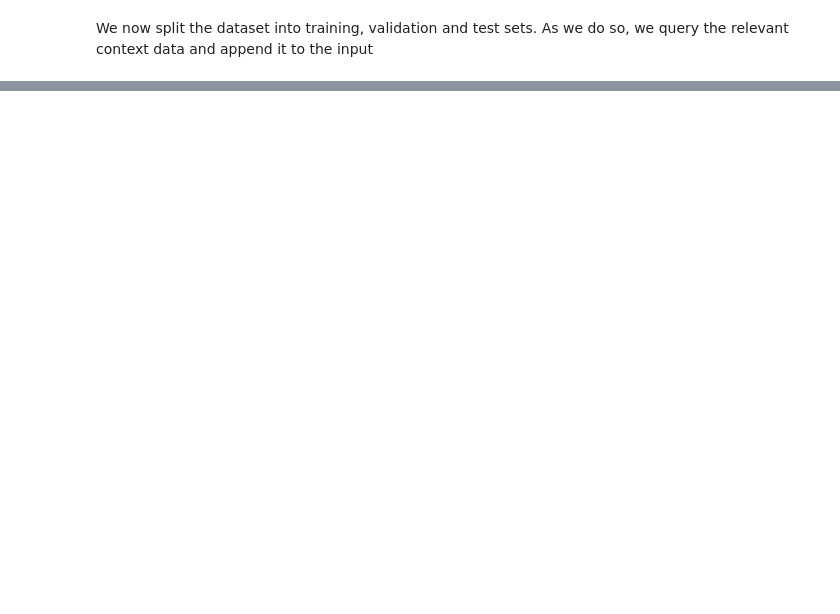
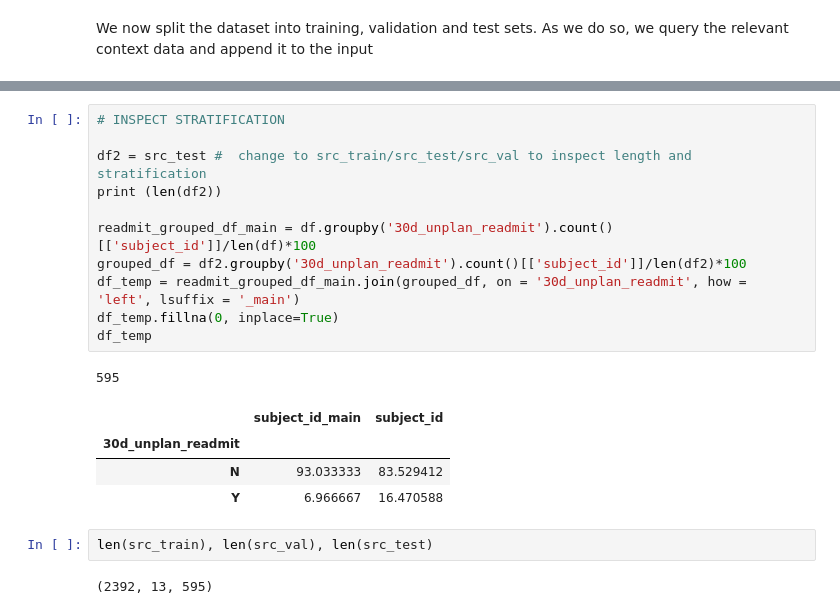
Before and after one commit to amin-nejad/mimic-text-generation, a Jupyter notebook: 03_preprocess_discharge_summaries.ipynb, the cells around one changed output, grey strips where cells are left out. Saved outputs shown, nothing was run; the diff lists cells and outputs as text; blank space fills up the shorter version.

```diff
--- a/03_preprocess_discharge_summaries.ipynb
+++ b/03_preprocess_discharge_summaries.ipynb
@@ -738,0 +858,21 @@ src_train
+# %%
+# INSPECT STRATIFICATION
+
+df2 = src_test #  change to src_train/src_test/src_val to inspect length and stratification
+print (len(df2))
+
+readmit_grouped_df_main = df.groupby('30d_unplan_readmit').count()[['subject_id']]/len(df)*100
+grouped_df = df2.groupby('30d_unplan_readmit').count()[['subject_id']]/len(df2)*100
+df_temp = readmit_grouped_df_main.join(grouped_df, on = '30d_unplan_readmit', how = 'left', lsuffix = '_main')
+df_temp.fillna(0, inplace=True)
+df_temp
+# %% [output]
+595
+|  | subject_id_main | subject_id |
+| 30d_unplan_readmit |  |  |
+| N | 93.033333 | 83.529412 |
+| Y | 6.966667 | 16.470588 |
+# %%
+len(src_train), len(src_val), len(src_test)
+# %% [output]
+(2392, 13, 595)
```
Also changed, not shown: parts of 25 cells of this notebook.
